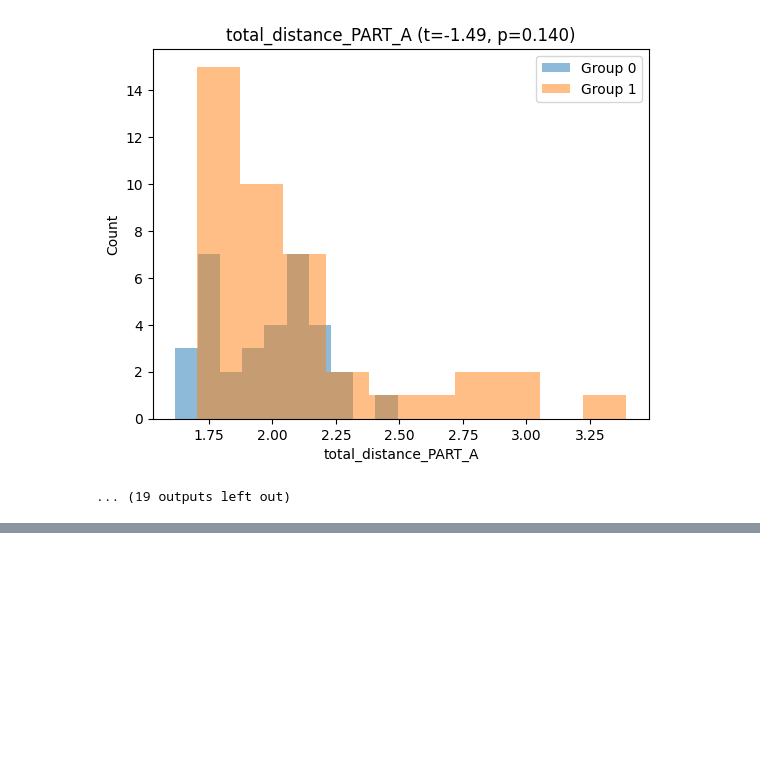
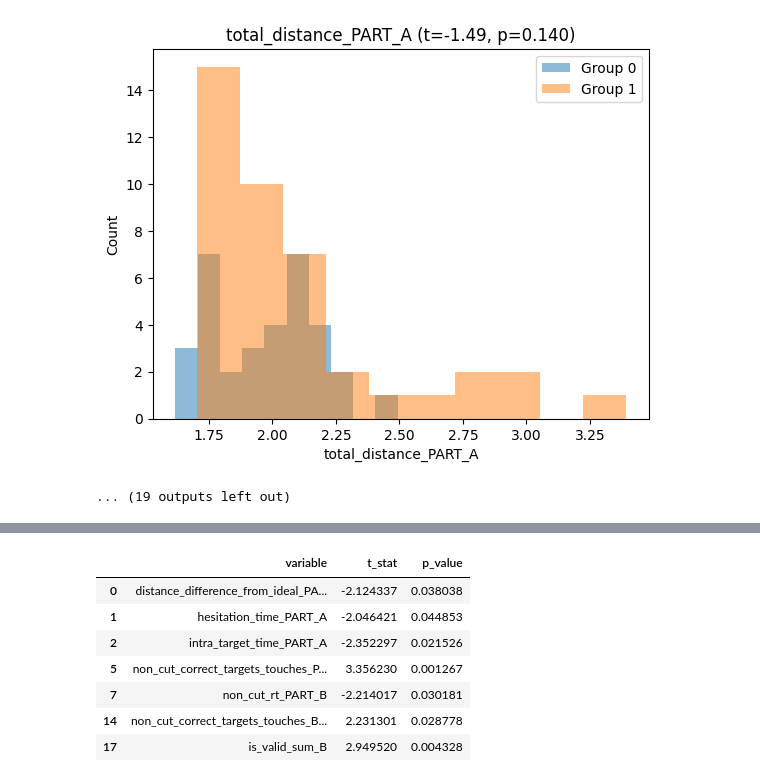
Before and after one commit to gianluca-capelo/tmt-analysis, a Jupyter notebook: notebooks/eda.ipynb, the cells around one changed output, grey strips where cells are left out. Cells and saved outputs as stored; diff of their text form; code cells hidden in the pictures; blank space fills up the shorter version.

```diff
--- a/notebooks/eda.ipynb
+++ b/notebooks/eda.ipynb
@@ -107 +118,12 @@ res_digital = histograms_for_col(df_digital_plus_demo[kbest_list + ['group']])
+# %%
+res_digital[res_digital['p_value'] < 0.05]
+# %% [output]
+|  | variable | t_stat | p_value |
+| 0 | distance_difference_from_ideal_PA... | -2.124337 | 0.038038 |
+| 1 | hesitation_time_PART_A | -2.046421 | 0.044853 |
+| 2 | intra_target_time_PART_A | -2.352297 | 0.021526 |
+| 5 | non_cut_correct_targets_touches_P... | 3.356230 | 0.001267 |
+| 7 | non_cut_rt_PART_B | -2.214017 | 0.030181 |
+| 14 | non_cut_correct_targets_touches_B... | 2.231301 | 0.028778 |
+| 17 | is_valid_sum_B | 2.949520 | 0.004328 |
 # %%
```
Also changed, not shown: parts of 5 cells of this notebook, 1 other file.
